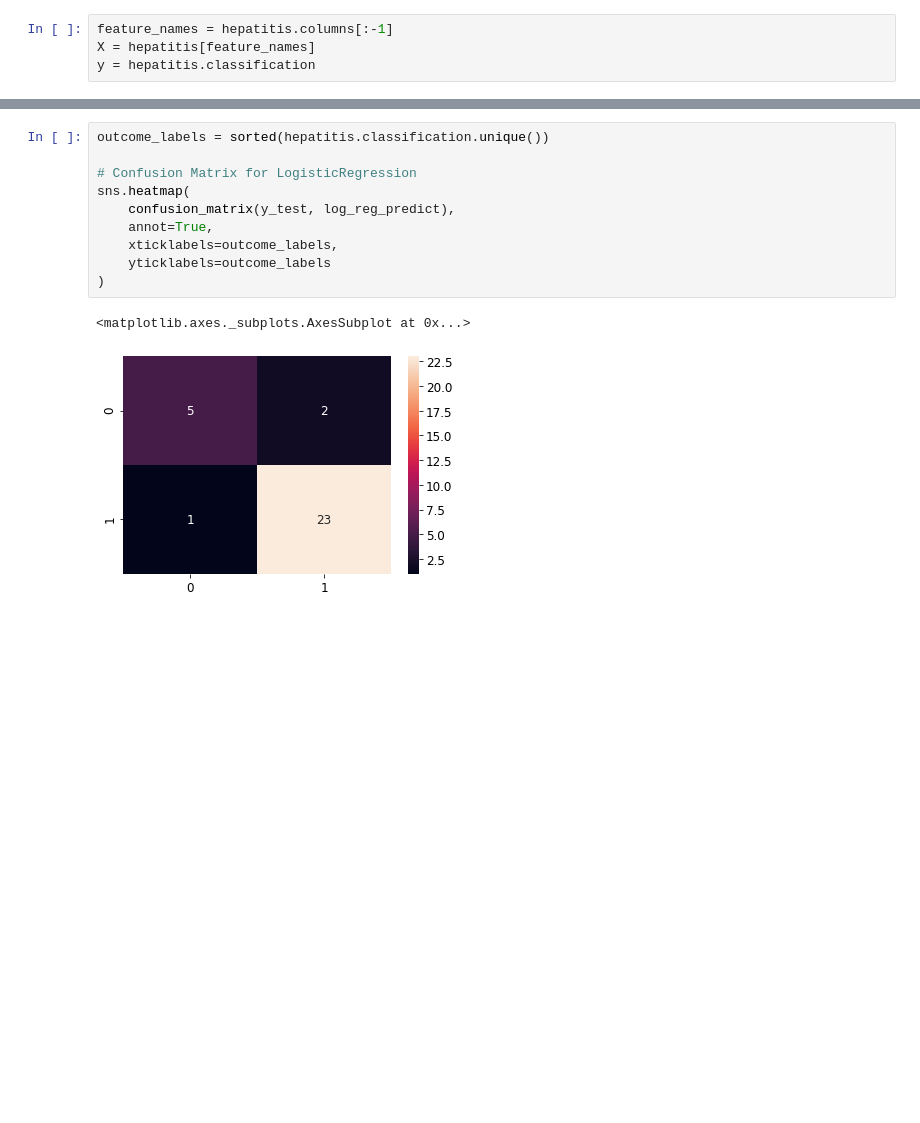
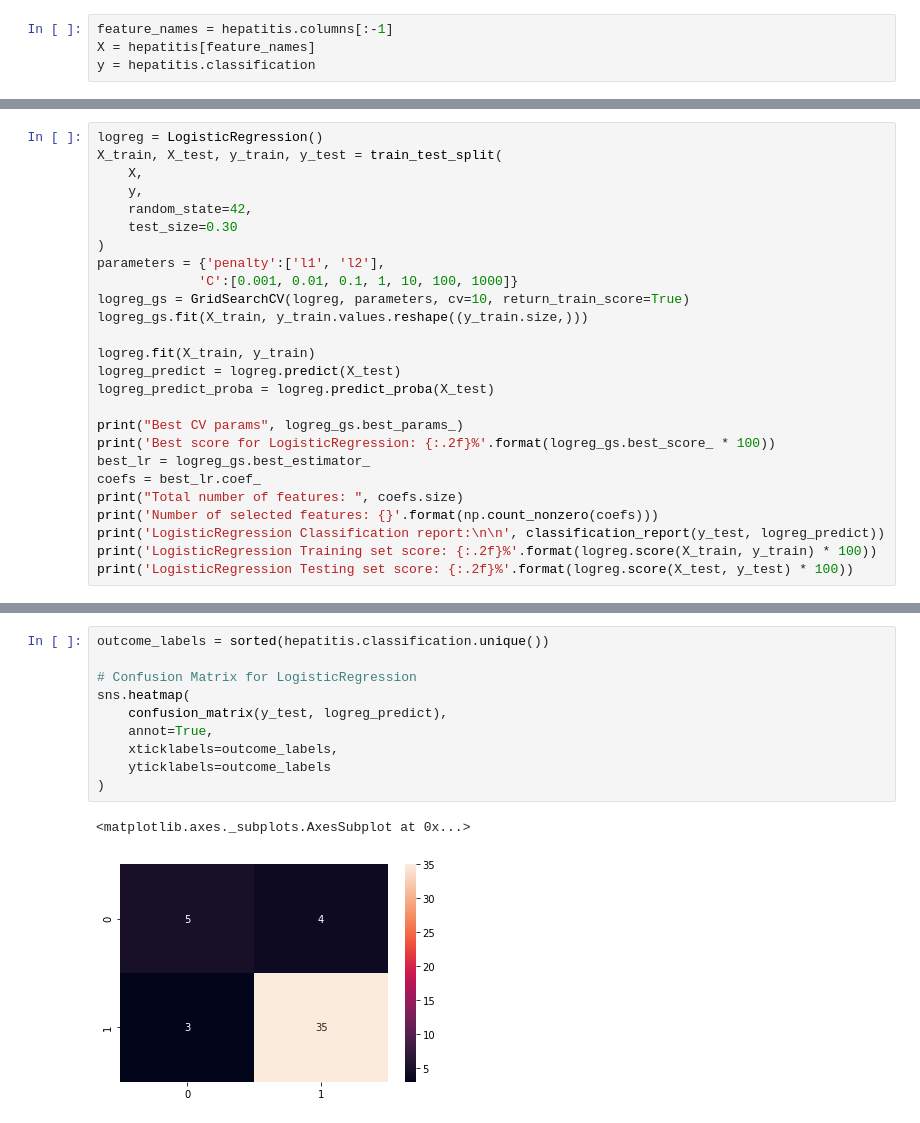
Before and after one commit to janithRS/hepatitis-predictor, a Jupyter notebook: hepatitis-prediction-update.ipynb, the cells around one changed output, grey strips where cells are left out. Saved outputs shown, nothing was run; the diff lists cells and outputs as text; blank space fills up the shorter version.

```diff
--- a/hepatitis-prediction-update.ipynb
+++ b/hepatitis-prediction-update.ipynb
@@ -292,0 +127,26 @@ LogisticRegression Testing set score: 90.32%
+# %%
+logreg = LogisticRegression()
+X_train, X_test, y_train, y_test = train_test_split(
+    X,
+    y,
+    random_state=42,
+    test_size=0.30
+)
+parameters = {'penalty':['l1', 'l2'],
+             'C':[0.001, 0.01, 0.1, 1, 10, 100, 1000]}
+logreg_gs = GridSearchCV(logreg, parameters, cv=10, return_train_score=True)
+logreg_gs.fit(X_train, y_train.values.reshape((y_train.size,)))
+
+logreg.fit(X_train, y_train)
+logreg_predict = logreg.predict(X_test)
+logreg_predict_proba = logreg.predict_proba(X_test)
+
+print("Best CV params", logreg_gs.best_params_)
+print('Best score for LogisticRegression: {:.2f}%'.format(logreg_gs.best_score_ * 100))
+best_lr = logreg_gs.best_estimator_
+coefs = best_lr.coef_
+print("Total number of features: ", coefs.size)
+print('Number of selected features: {}'.format(np.count_nonzero(coefs)))
+print('LogisticRegression Classification report:\n\n', classification_report(y_test, logreg_predict))
+print('LogisticRegression Training set score: {:.2f}%'.format(logreg.score(X_train, y_train) * 100))
+print('LogisticRegression Testing set score: {:.2f}%'.format(logreg.score(X_test, y_test) * 100))
@@ -293,14 +171,14 @@ LogisticRegression Testing set score: 90.32%
 # %%
 outcome_labels = sorted(hepatitis.classification.unique())
 
 # Confusion Matrix for LogisticRegression
 sns.heatmap(
-    confusion_matrix(y_test, log_reg_predict),
+    confusion_matrix(y_test, logreg_predict),
     annot=True,
     xticklabels=outcome_labels,
     yticklabels=outcome_labels
 )
 # %% [output]
 <matplotlib.axes._subplots.AxesSubplot at 0x...>
-[figure, old version]
+[figure, new version]
 # %%
```
Also changed, not shown: parts of 10 cells of this notebook.
